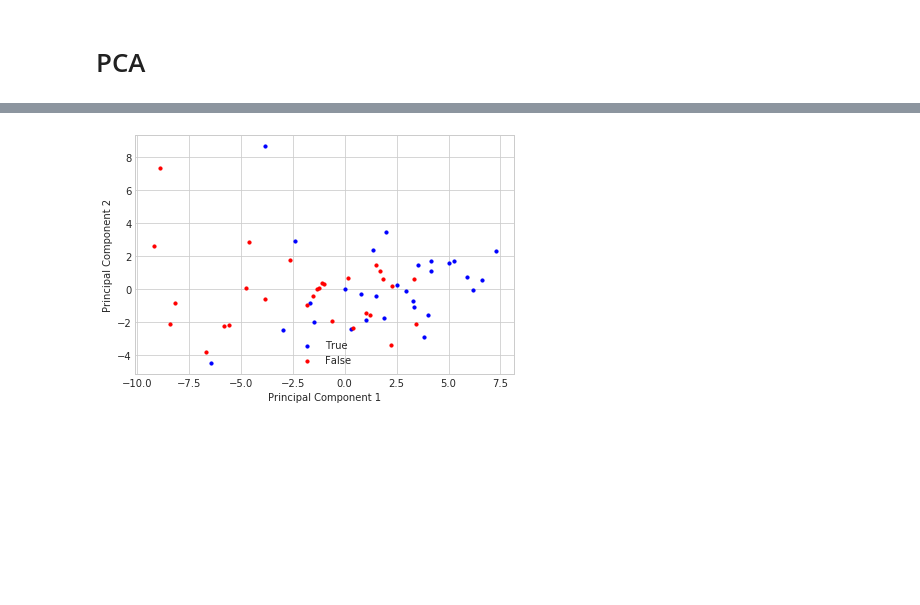
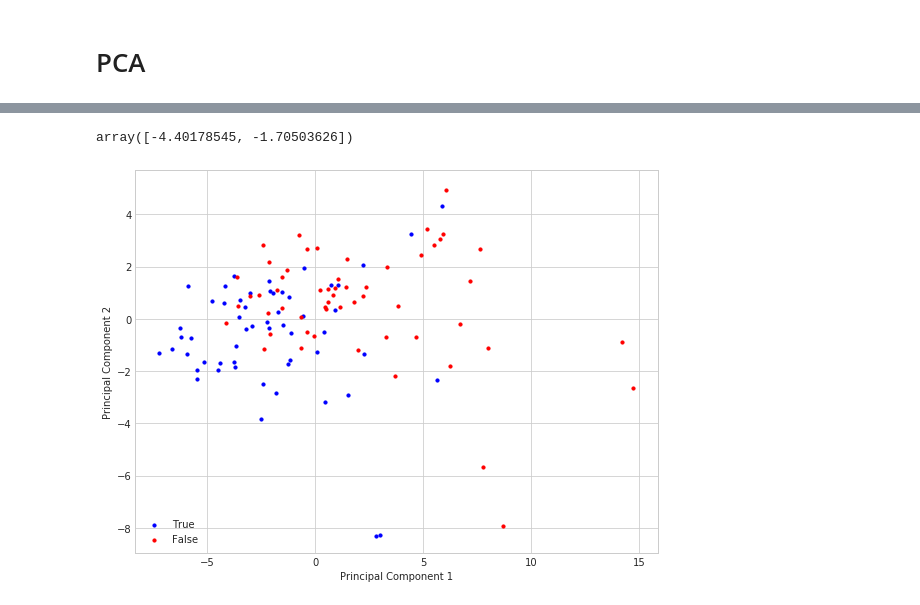
Before and after one commit to GiveThanksAlways/data-mining-project-1, a Jupyter notebook: feature_extraction.ipynb, the cells around one changed output, grey strips where cells are left out. Drawn from its saved outputs; the diff is of its cells as text; code cells hidden in the pictures; blank space fills up the shorter version.

```diff
--- a/feature_extraction.ipynb
+++ b/feature_extraction.ipynb
@@ -4,13 +4,8 @@ import pandas as pd
 import numpy as np
 import matplotlib.pyplot as plt
 
-groundTruth_Users = os.listdir("groundTruth")
-MyoData_Users = os.listdir("MyoData")
-
-user_id = []
-for i in range(len(MyoData_Users)):
-    if MyoData_Users[i] in groundTruth_Users:
-        user_id.append(MyoData_Users[i])
+user_id = os.listdir("clean_data")
+user_id.remove('.ipynb_checkpoints')
 # %%
 def get_clean_paths(user, fork_or_spoon= 'fork'):
     parent_path = "clean_data/" + user + '/' + fork_or_spoon
@@ -283,17 +273,3 @@ eig_vals, eig_vecs = np.linalg.eig(cov_mat)
-# %%
-cor_mat1 = np.corrcoef(X_std.T)
-
-eig_vals, eig_vecs = np.linalg.eig(cor_mat1)
-
-# print('Eigenvectors \n%s' %eig_vecs)
-# print('\nEigenvalues \n%s' %eig_vals)
-# %%
-cor_mat2 = np.corrcoef(X.T)
-
-eig_vals, eig_vecs = np.linalg.eig(cor_mat2)
-
-# print('Eigenvectors \n%s' %eig_vecs)
-# print('\nEigenvalues \n%s' %eig_vals)
 # %%
 # Make a list of (eigenvalue, eigenvector) tuples
 eig_pairs = [(np.abs(eig_vals[i]), eig_vecs[:,i]) for i in range(len(eig_vals))]
@@ -366,26 +342,30 @@ Matrix W:
 #y = data_df.iloc[:,-1]
 y = feature_df.iloc[:,-1]
 #y == False
+Y = X_std.dot(matrix_w)
+Y[0]
+# %% [output]
+array([-4.40178545, -1.70503626])
 # %%
-Y = X_std.dot(matrix_w)
+
 with plt.style.context('seaborn-whitegrid'):
-    plt.figure(figsize=(6, 4))
+    plt.figure(figsize=(8, 6))
     for lab, color in zip((True, False),
                         ('blue', 'red')):
 
         plt.scatter(Y[y==lab, 0],
                     Y[y==lab, 1],
                     label=lab,
                     c=color,
                     s=10)
 
     plt.xlabel('Principal Component 1')
     plt.ylabel('Principal Component 2')
-    plt.legend(loc='lower center')
+    plt.legend(loc='lower left')
     plt.tight_layout()
     plt.show()
 # %% [output]
-[figure, old version]
+[figure, new version]
 # %%
 from sklearn.decomposition import PCA as sklearnPCA
 sklearn_pca = sklearnPCA(n_components=2)
```
Also changed, not shown: parts of 22 cells of this notebook, 1 other file.
